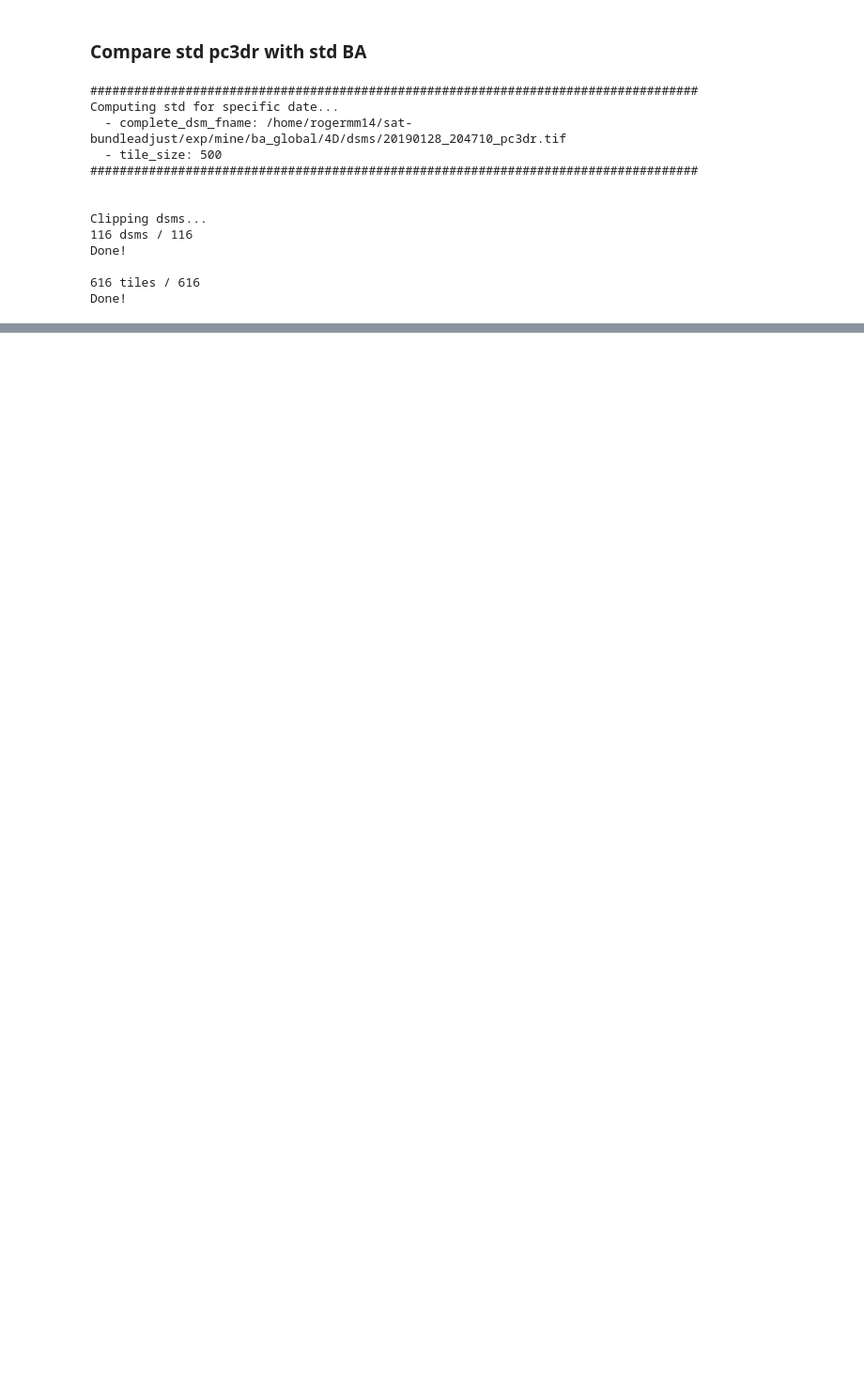
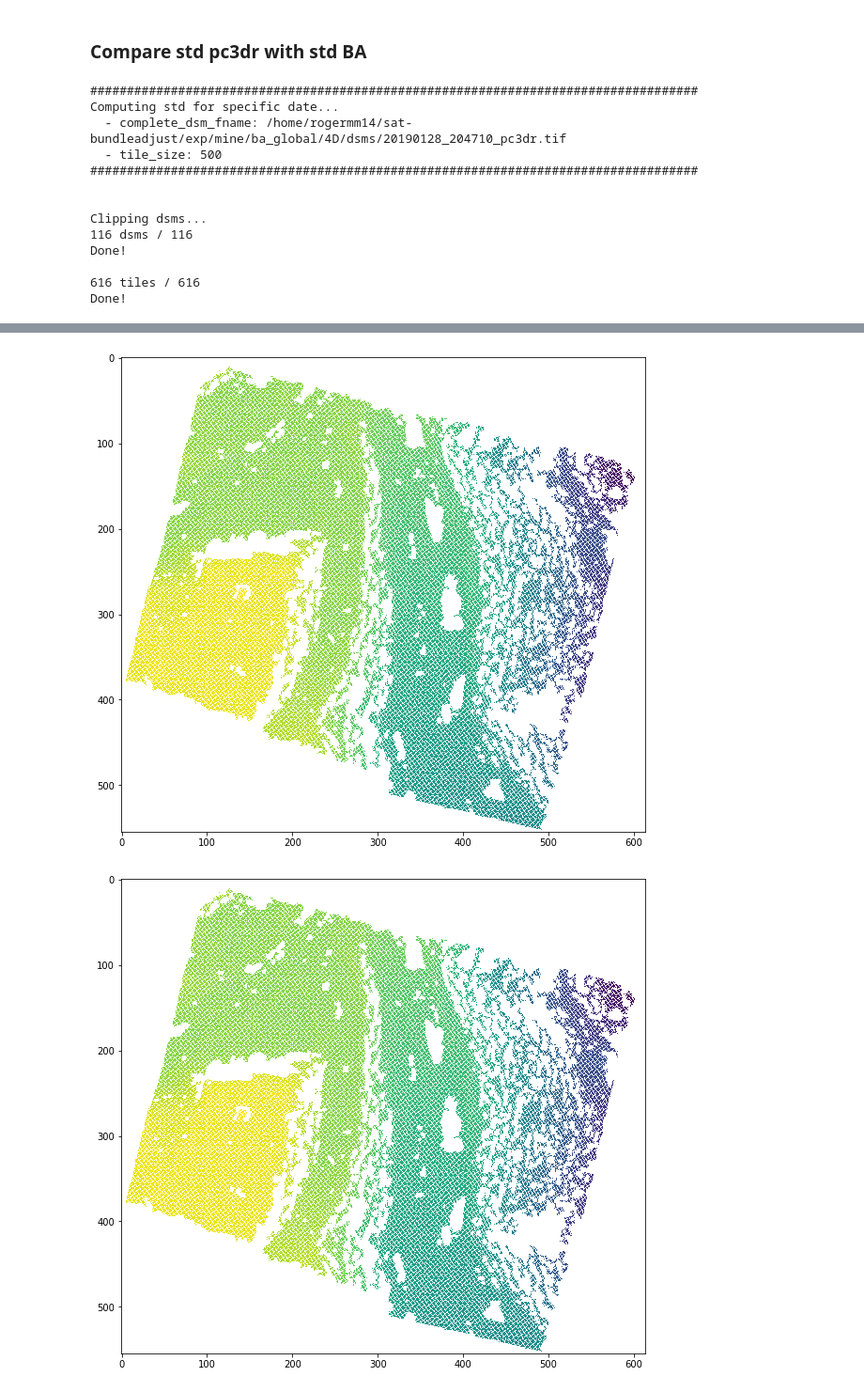
Before and after one commit to centreborelli/sat-bundleadjust, a Jupyter notebook: morenci_ba_pc3dr.ipynb, the cells around one changed output, grey strips where cells are left out. Shown at 94% size. Cells and saved outputs as stored; diff of their text form; code cells hidden in the pictures; blank space fills up the shorter version.

```diff
--- a/morenci_ba_pc3dr.ipynb
+++ b/morenci_ba_pc3dr.ipynb
@@ -152,0 +153,7 @@ median std: 0.322 / average std: 0.432
+# %%
+std_fname = 'exp/mine_L1A/ba_global/4D/dsms/20190128_204710_std.tif'
+
+im = np.array(Image.open(std_fname))
+im[im>3] = np.nan
+
+Image.fromarray(im).save(loader.add_suffix_to_fname(std_fname, 'v2'))
@@ -152,0 +198,27 @@ median std: 0.322 / average std: 0.432
+# %%
+L1A_rec4D_dir =  '/home/rogermm14/sat-bundleadjust/exp/mine_L1A/ba_global/4D'
+
+L1A_dsm_fnames = loader.load_s2p_dsm_fnames_from_dir(L1A_rec4D_dir)
+
+L1B_rec4D_dir =  '/home/rogermm14/sat-bundleadjust/exp/mine_L1B/ba_global/4D'
+
+L1B_dsm_fnames = loader.load_s2p_dsm_fnames_from_dir(L1B_rec4D_dir)
+# %%
+chosen_idx = np.random.choice(np.arange(len(L1A_dsm_fnames)))
+
+l1a_fn = L1A_dsm_fnames[chosen_idx]
+
+l1b_fn = l1a_fn.replace('/mine_L1B/', '/mine_L1A/')
+
+l1a_dsm = np.array(Image.open(l1a_fn))
+l1b_dsm = np.array(Image.open(l1b_fn))
+
+fig = plt.figure(figsize=(10,10))
+plt.imshow(l1a_dsm)
+plt.show()
+fig = plt.figure(figsize=(10,10))
+plt.imshow(l1b_dsm)
+plt.show()
+# %% [output]
+[figure, added]
+[figure, added]
```
Also changed, not shown: parts of 14 cells of this notebook, 7 other files.
